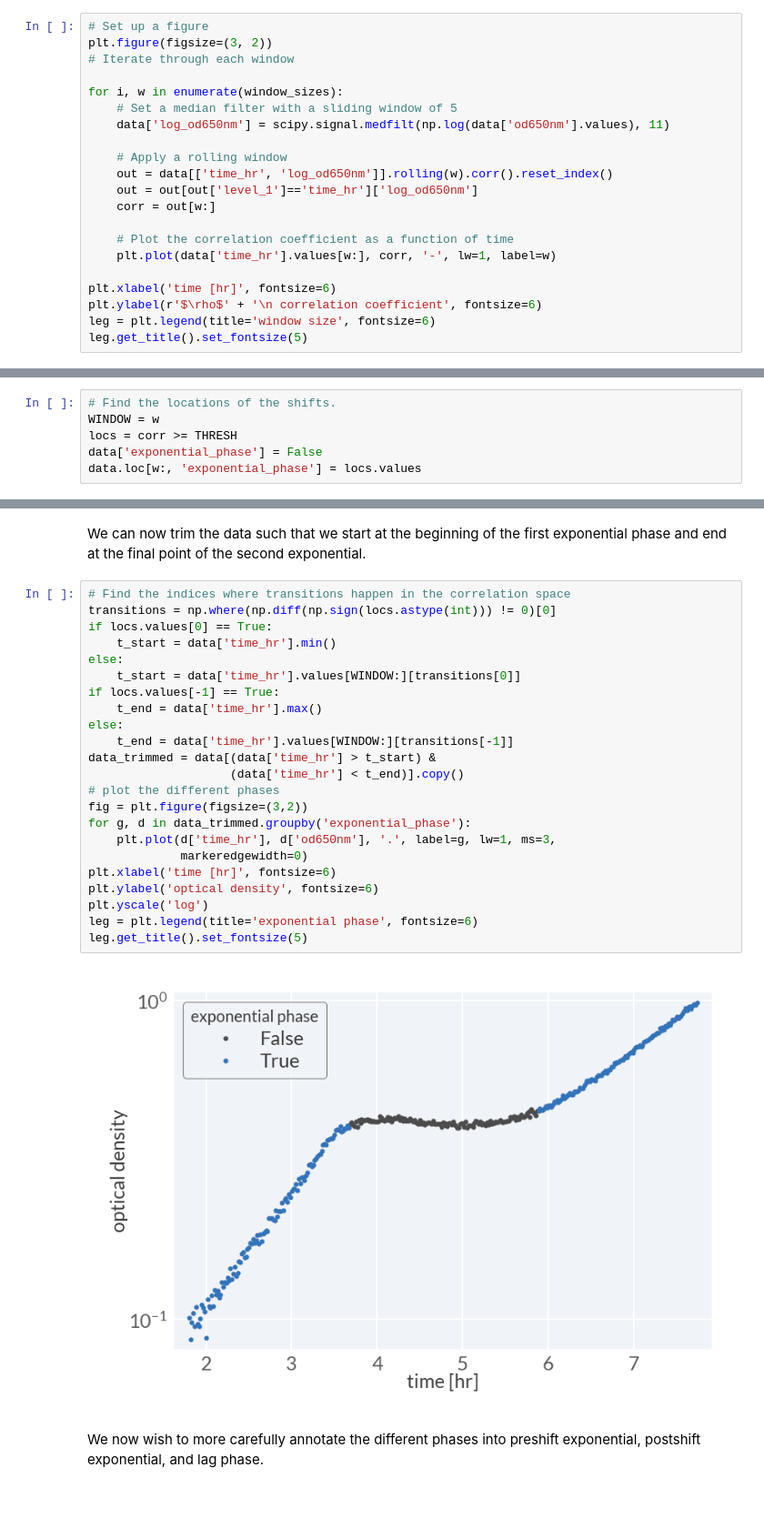
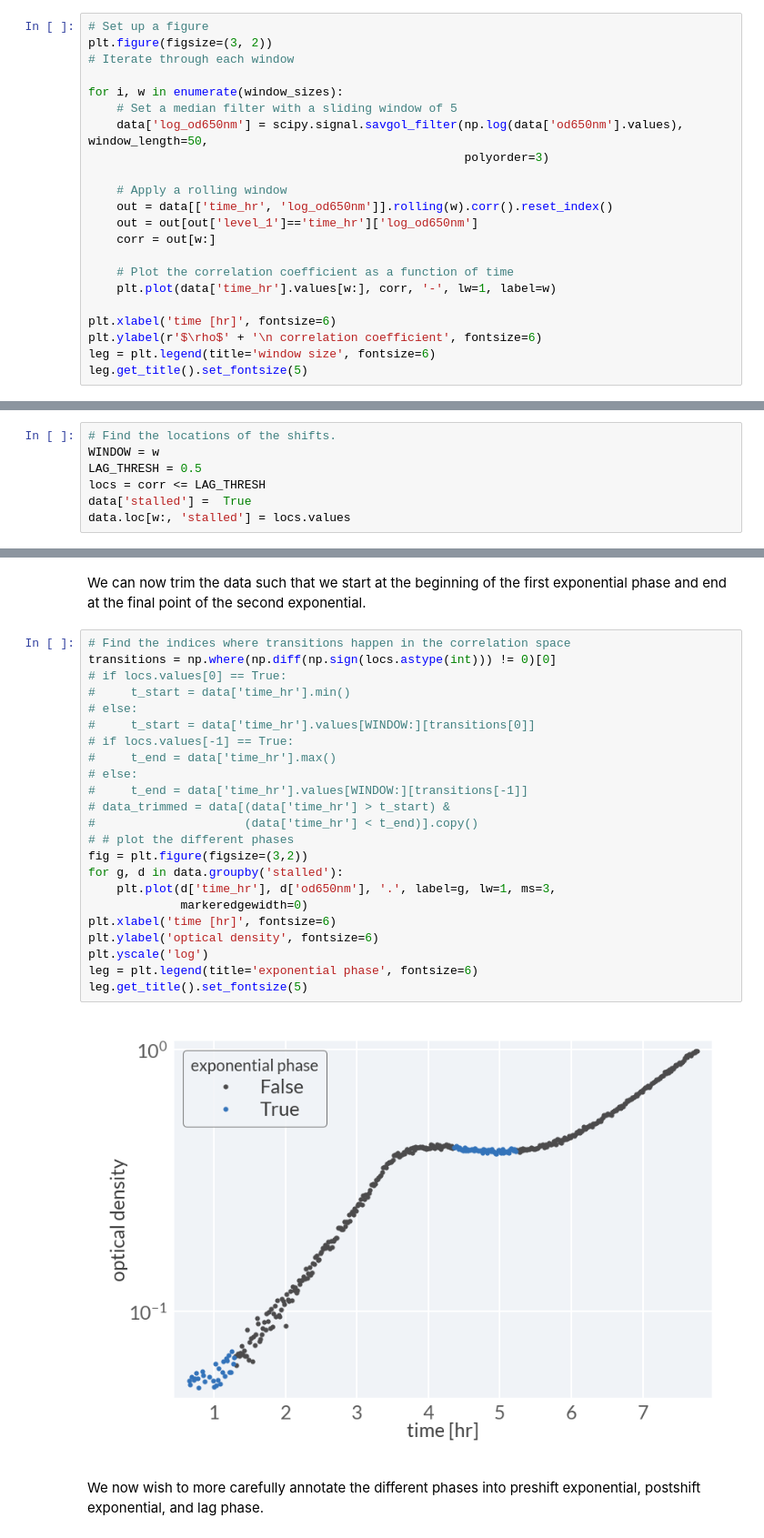
Before and after one commit to gchure/diauxic_flux_parity, a Jupyter notebook: code/analysis/example_lag_inference.ipynb, the cells around one changed output, grey strips where cells are left out. Shown at 91% size. Saved outputs shown, nothing was run; the diff lists cells and outputs as text; blank space fills up the shorter version.

```diff
--- a/code/analysis/example_lag_inference.ipynb
+++ b/code/analysis/example_lag_inference.ipynb
@@ -84,7 +84,8 @@ plt.figure(figsize=(3, 2))
 
 for i, w in enumerate(window_sizes):
     # Set a median filter with a sliding window of 5
-    data['log_od650nm'] = scipy.signal.medfilt(np.log(data['od650nm'].values), 11)
+    data['log_od650nm'] = scipy.signal.savgol_filter(np.log(data['od650nm'].values), window_length=50,
+                                                     polyorder=3)
 
     # Apply a rolling window
     out = data[['time_hr', 'log_od650nm']].rolling(w).corr().reset_index()
@@ -128,6 +130,7 @@ mapping.
 # %%
 # Find the locations of the shifts.
 WINDOW = w
-locs = corr >= THRESH
-data['exponential_phase'] = False
-data.loc[w:, 'exponential_phase'] = locs.values
+LAG_THRESH = 0.5
+locs = corr <= LAG_THRESH
+data['stalled'] =  True
+data.loc[w:, 'stalled'] = locs.values
@@ -137,28 +144,28 @@ phase and end at the final point of the second exponential.
 # %%
 # Find the indices where transitions happen in the correlation space
 transitions = np.where(np.diff(np.sign(locs.astype(int))) != 0)[0]
-if locs.values[0] == True:
-    t_start = data['time_hr'].min()
-else:
-    t_start = data['time_hr'].values[WINDOW:][transitions[0]]
-if locs.values[-1] == True:
-    t_end = data['time_hr'].max()
-else:
-    t_end = data['time_hr'].values[WINDOW:][transitions[-1]]
-data_trimmed = data[(data['time_hr'] > t_start) &
-                    (data['time_hr'] < t_end)].copy()
-# plot the different phases
+# if locs.values[0] == True:
+#     t_start = data['time_hr'].min()
+# else:
+#     t_start = data['time_hr'].values[WINDOW:][transitions[0]]
+# if locs.values[-1] == True:
+#     t_end = data['time_hr'].max()
+# else:
+#     t_end = data['time_hr'].values[WINDOW:][transitions[-1]]
+# data_trimmed = data[(data['time_hr'] > t_start) &
+#                     (data['time_hr'] < t_end)].copy()
+# # plot the different phases
 fig = plt.figure(figsize=(3,2))
-for g, d in data_trimmed.groupby('exponential_phase'):
+for g, d in data.groupby('stalled'):
     plt.plot(d['time_hr'], d['od650nm'], '.', label=g, lw=1, ms=3,
              markeredgewidth=0)
 plt.xlabel('time [hr]', fontsize=6)
 plt.ylabel('optical density', fontsize=6)
 plt.yscale('log')
 leg = plt.legend(title='exponential phase', fontsize=6)
 leg.get_title().set_fontsize(5)
 # %% [output]
-[figure, old version]
+[figure, new version]
 # %% [markdown]
 We now wish to more carefully annotate the different phases into preshift exponential,
 postshift exponential, and lag phase.
```
Also changed, not shown: parts of 17 cells of this notebook, 4 other files.
